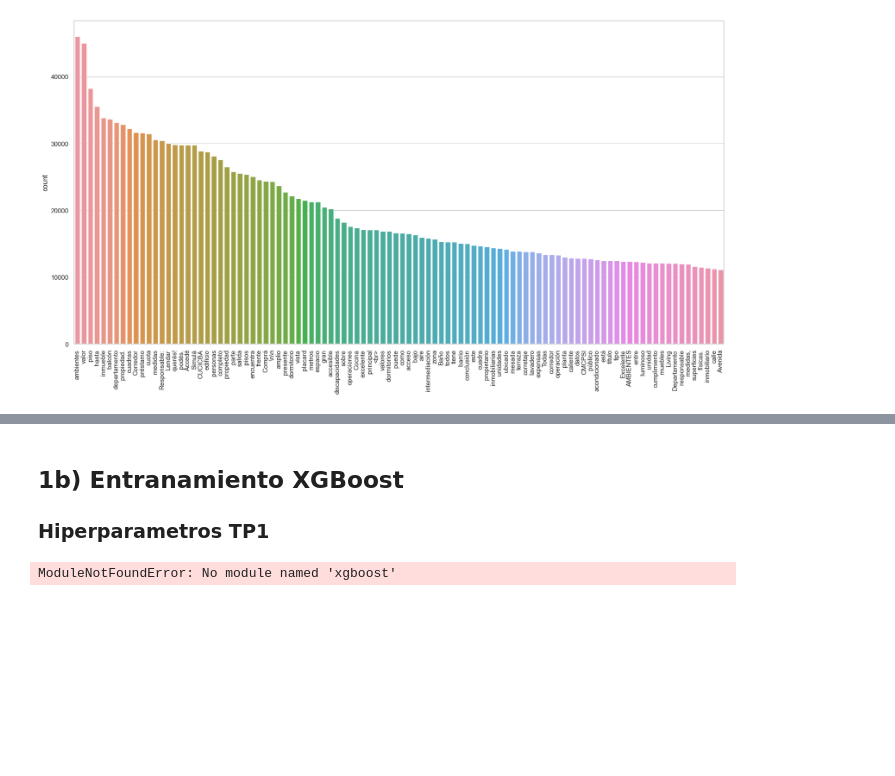
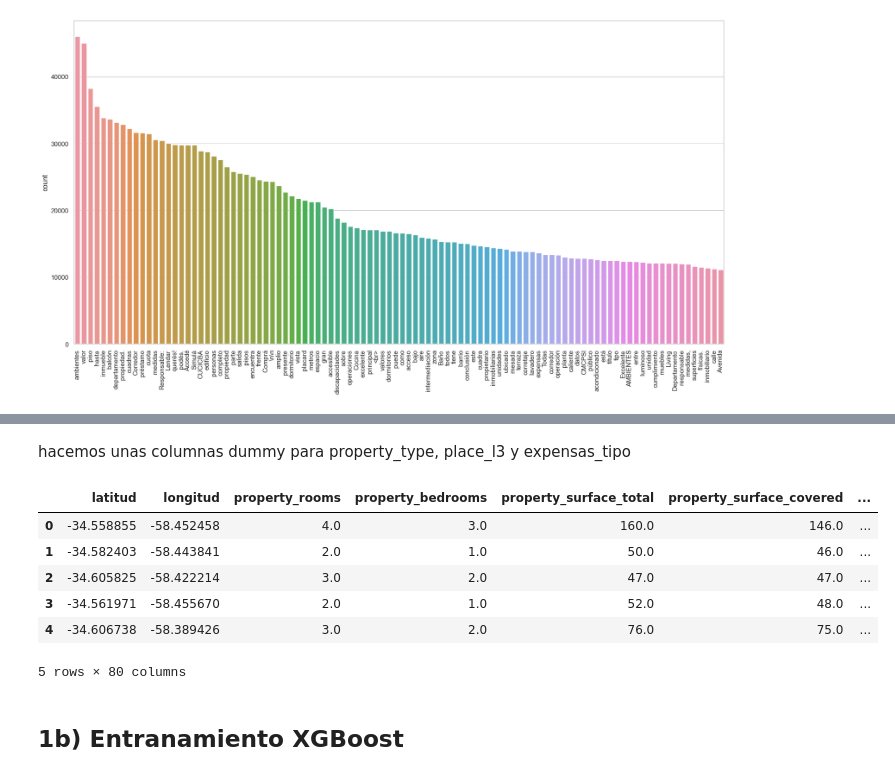
Before and after one commit to franjuarez/7506R-2C2022-GRUPO21, a Jupyter notebook: TP2/7506R_TP2_GRUPO21_ENTREGA.ipynb, the cells around one changed output, grey strips where cells are left out. Saved outputs shown, nothing was run; the diff lists cells and outputs as text; code cells hidden in the pictures; blank space fills up the shorter version.

```diff
--- a/TP2/7506R_TP2_GRUPO21_ENTREGA.ipynb
+++ b/TP2/7506R_TP2_GRUPO21_ENTREGA.ipynb
@@ -342,0 +409,4 @@ plt.show()
+# %%
+ds_propiedades_columnas_generadas = ds_propiedades.copy()
+# %%
+ds_propiedades = ds_propiedades_columnas_generadas.copy()
@@ -343,3 +443,23 @@ plt.show()
+# %% [markdown]
+hacemos unas columnas dummy para property_type, place_l3 y expensas_tipo
+# %%
+# get dummies for categorical variables
+
+ds_propiedades = pd.get_dummies(ds_propiedades, columns=['property_type', 'place_l3', 'expensas_tipo'])
+# %%
+ds_propiedades.drop(columns=['property_description', 'property_title', 'id', 'tipo_precio', 'pxm2'], inplace=True)
+# %%
+ds_propiedades.head()
+# %% [output]
+|  | latitud | longitud | property_rooms | property_bedrooms | property_surface_total | property_surface_covered | ... |
+| 0 | -34.558855 | -58.452458 | 4.0 | 3.0 | 160.0 | 146.0 | ... |
+| 1 | -34.582403 | -58.443841 | 2.0 | 1.0 | 50.0 | 46.0 | ... |
+| 2 | -34.605825 | -58.422214 | 3.0 | 2.0 | 47.0 | 47.0 | ... |
+| 3 | -34.561971 | -58.455670 | 2.0 | 1.0 | 52.0 | 48.0 | ... |
+| 4 | -34.606738 | -58.389426 | 3.0 | 2.0 | 76.0 | 75.0 | ... |
+5 rows × 80 columns
+# %% [markdown]
+## 1b) Entranamiento XGBoost
 # %%
 ##split train y test
 from sklearn.model_selection import train_test_split
@@ -348,10 +471,0 @@ x_train, x_test, y_train, y_test = train_test_split(ds_descripciones_sin_id, ds_
-# %% [markdown]
-## 1b) Entranamiento XGBoost
-### Hiperparametros TP1
-# %%
-import xgboost as xgb
-
-#Creo un modelo de XGBoost para reductir el error cuadraditico medio
-xgb.XGBRegressor().get_params()
-# %% [output]
-ModuleNotFoundError: No module named 'xgboost'
```
Also changed, not shown: parts of 63 cells of this notebook, 1 other file.
